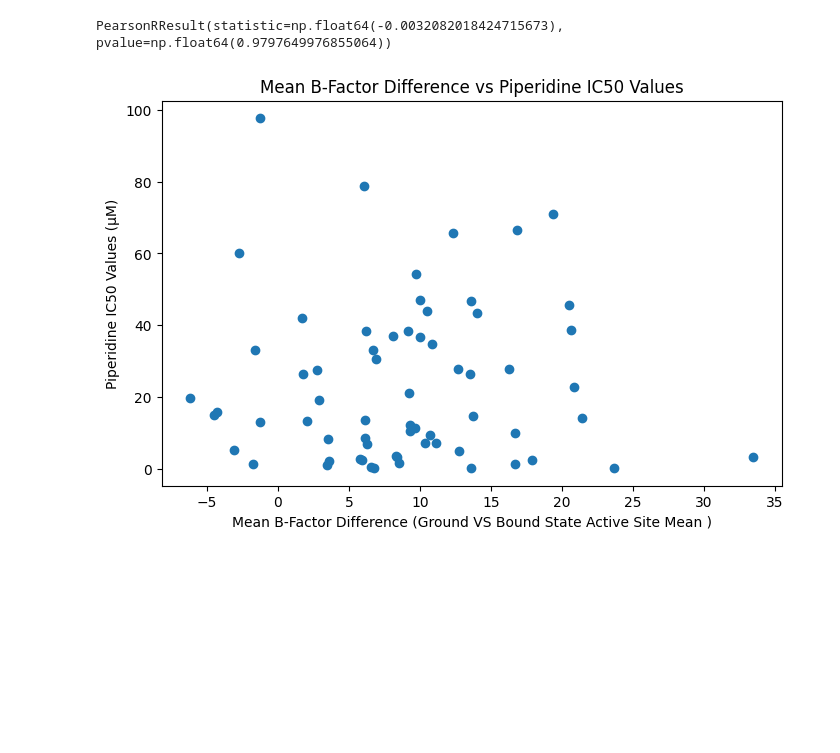
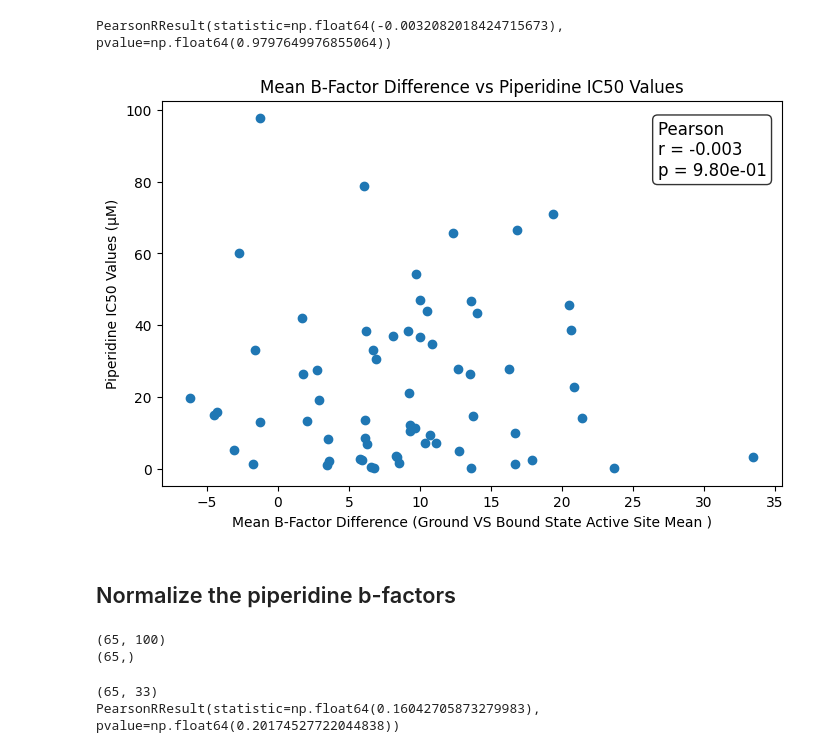
Before and after one commit to xchem/xaidar, a Jupyter notebook: notebooks/tasks/ev2a/fragalysis/03.2-conf_bfactor_dif.ipynb, the cells around one changed output. Cells and saved outputs as stored; diff of their text form; code cells hidden in the pictures; blank space fills up the shorter version.

```diff
--- a/notebooks/tasks/ev2a/fragalysis/03.2-conf_bfactor_dif.ipynb
+++ b/notebooks/tasks/ev2a/fragalysis/03.2-conf_bfactor_dif.ipynb
@@ -145,15 +145,20 @@ ligs_res_lst = [ flatten_pdb( lig, "residue")[0] for lig in ligs ]
 from xaidar.data.molecModels import get_pairwise_dist
 from collections import defaultdict
 activesite_aa_set = set()
+activesite_aa_set_idx = set()
 activesite_aa_per_dataset = defaultdict( list)
 
-for chain in ref_prot[0]:
+# Get active site aas for reference protein pdb
+for chain in ref_prot[0]:                                                       # Protein Chains
     res_CoMs = get_res_CoM( chain.whole() )
-    res_lst  = [ res for idx, res in enumerate(chain.whole()) if np.linalg.norm( res_CoMs[idx] - updated_mean_CoM) < 15.0 ]
-    for prot_res in res_lst:
+    res_lst  = [ (idx, res) for idx, res in enumerate(chain.whole()) if np.linalg.norm( res_CoMs[idx] - updated_mean_CoM) < 15.0 ]
+    for res_idx, prot_res in res_lst:                                                    #
         res_atom_pos = np.array( [  np.array( [atom.pos.x,atom.pos.y, atom.pos.z] ) for atom in  prot_res] )
-        for lig_res, lig_dataset_name in zip(ligs_res_lst,ligs_datasets ):
+        for lig_res, lig_dataset_name in zip(ligs_res_lst,ligs_datasets ):          # Ligands
           lig_atom_pos = np.array( [  np.array( [atom.pos.x,atom.pos.y, atom.pos.z] ) for atom in  lig_res] )
-          if np.min( get_pairwise_dist(res_atom_pos, lig_atom_pos) ) < 5.0:
+          if np.min( get_pairwise_dist(res_atom_pos, lig_atom_pos) ) < 5.0:     # Amino acids within 5A of ligand
               activesite_aa_set.add( prot_res )
+              activesite_aa_set_idx.add(res_idx)
               activesite_aa_per_dataset[lig_dataset_name].append( prot_res )
+print(sorted([ (res.name, res.seqid.num) for res in activesite_aa_set], key = lambda res: res[1] ))
+print( activesite_aa_set_idx)
@@ -261,12 +366,16 @@ plt.show()
 # %%
-for distance in [ 5.0, 7.5, 10.0, 15.0, 20.0, 25.0, 30.0, 35.0, 40.0, 45.0 ]:
+print("Count Number of Proteins without Active Site label with ligands" \
+"\nwith a distance or above X from active site:"\
+"\n\nDistance: Count")
+for distance in [ 5.0, 7.5, 10.0, 15.0,18.0, 19.0,19.2, 19.5, 19.7, 20.0, 25.0, 30.0, 35.0,  ]:
     datasets_away_from_active_site = [ nonactive_logs["dataset_name"][ idx ]
                                     for idx, lig in enumerate(aligned_nonactive_ligs)
                                     if ( np.linalg.norm(
                                         ( get_res_CoM( flatten_pdb( lig, "residue")) -
                                         updated_mean_CoM))> distance )]
+    if distance % 2.5 != 0:
+        print("    {} : {} ".format(distance, len(datasets_away_from_active_site)))
 
-    print(distance, " : ", len(datasets_away_from_active_site))
-# print( sorted( [  np.linalg.norm( ( get_res_CoM( flatten_pdb( lig, "residue")) -
-#                                       updated_mean_CoM)) for lig in aligned_nonactive_ligs ] )[-5:] )
+    else:
+        print("  {} : {} ".format(distance, len(datasets_away_from_active_site)))
 # %% [output]
@@ -363,14 +480,20 @@ for non_active_prot in aligned_nonactive_prots:
     nonactive_prots_active_site_aa.append( matched_residues )
 
 pip_prots_active_site_aa = []
+pip_prots_non_active_site_aa = []
 for piperidine_prot in piperid_prots:
     matched_residues_dict = model_seqAlign(ref_prot , piperidine_prot).map_matching_res().matched_res
     matched_residues = [ matched_residues_dict[ "Query"][idx] for idx in range(len( matched_residues_dict[ "Query"] ) )if
                         matched_residues_dict[ "Ref"][idx] in activesite_aa_set ]
     pip_prots_active_site_aa.append( matched_residues )
+
+    non_matched_residues = [ matched_residues_dict[ "Query"][idx] for idx in range( len(matched_residues_dict[ "Query"])   ) # len(matched_residues_dict[ "Query"])
+                            if matched_residues_dict[ "Ref"][idx] not in activesite_aa_set ]
+    pip_prots_non_active_site_aa.append( non_matched_residues )
+
     # print( len( matched_residues ) )
     # print( matched_residues )
-# print( len( pip_prots_active_site_aa[0] ) )
+# print( len( pip_prots_non_active_site_aa[0] ) )
 # %% [markdown]
 - ## Get B-factors
 # %%
@@ -407,11 +538,43 @@ PearsonRResult(statistic=np.float64(-0.0032082018424715673), pvalue=np.float64(0
 # %%
 import matplotlib.pyplot as plt
 x, y = mean_ground_bound_dif, piperidine_ic50_values
 plt.figure( figsize = [8, 5])
 plt.scatter( x, y)
 plt.title( "Mean B-Factor Difference vs Piperidine IC50 Values")
 plt.xlabel( "Mean B-Factor Difference (Ground VS Bound State Active Site Mean )")
 plt.ylabel( "Piperidine IC50 Values (µM)")
+r, p = pearsonr(x, y)
+plt.gca().text(
+    0.80, 0.95,
+    f"Pearson \nr = {r:.3f}\np = {p:.2e}",
+    transform=plt.gca().transAxes,
+    fontsize=12,
+    verticalalignment='top',
+    bbox=dict(boxstyle='round', facecolor='white', alpha=0.8)
+)
 plt.show()
 # %% [output]
-[figure, old version]
+[figure, new version]
+# %% [markdown]
+## Normalize the piperidine b-factors
+# %%
+print(pip_nonactiv_bfactors.shape)
+print( np.mean( pip_nonactiv_bfactors, axis = 1).shape )
+# %% [output]
+(65, 100)
+(65,)
+# %%
+mean = np.mean( pip_nonactiv_bfactors, axis = 1)
+# mean = np.mean( mean)
+std = np.std( pip_nonactiv_bfactors, axis = 1)
+norm_pip_bfactors = pip_bfactors.copy()
+# norm_pip_bfactors =  norm_pip_bfactors - mean
+norm_pip_bfactors = (( norm_pip_bfactors.T - mean )/ std).T
+print( norm_pip_bfactors.shape)
+
+norm_dif = norm_pip_bfactors - mean_nonactive_bfactors
+norm_mean_dif = np.mean( norm_dif, axis =1)
+print( pearsonr( piperidine_ic50_values, norm_mean_dif ) )
+# %% [output]
+(65, 33)
+PearsonRResult(statistic=np.float64(0.16042705873279983), pvalue=np.float64(0.20174527722044838))
```
Also changed, not shown: parts of 26 cells of this notebook, 16 other files.
